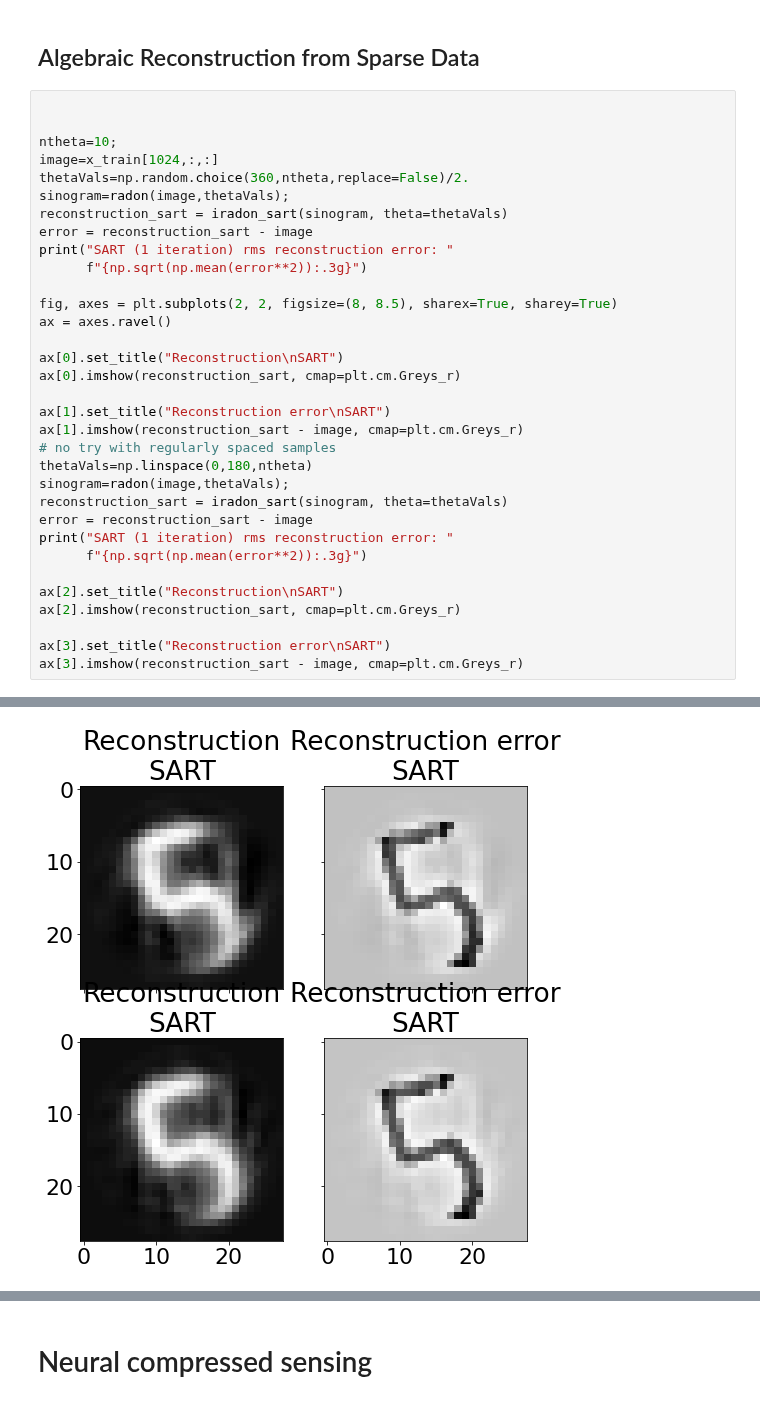
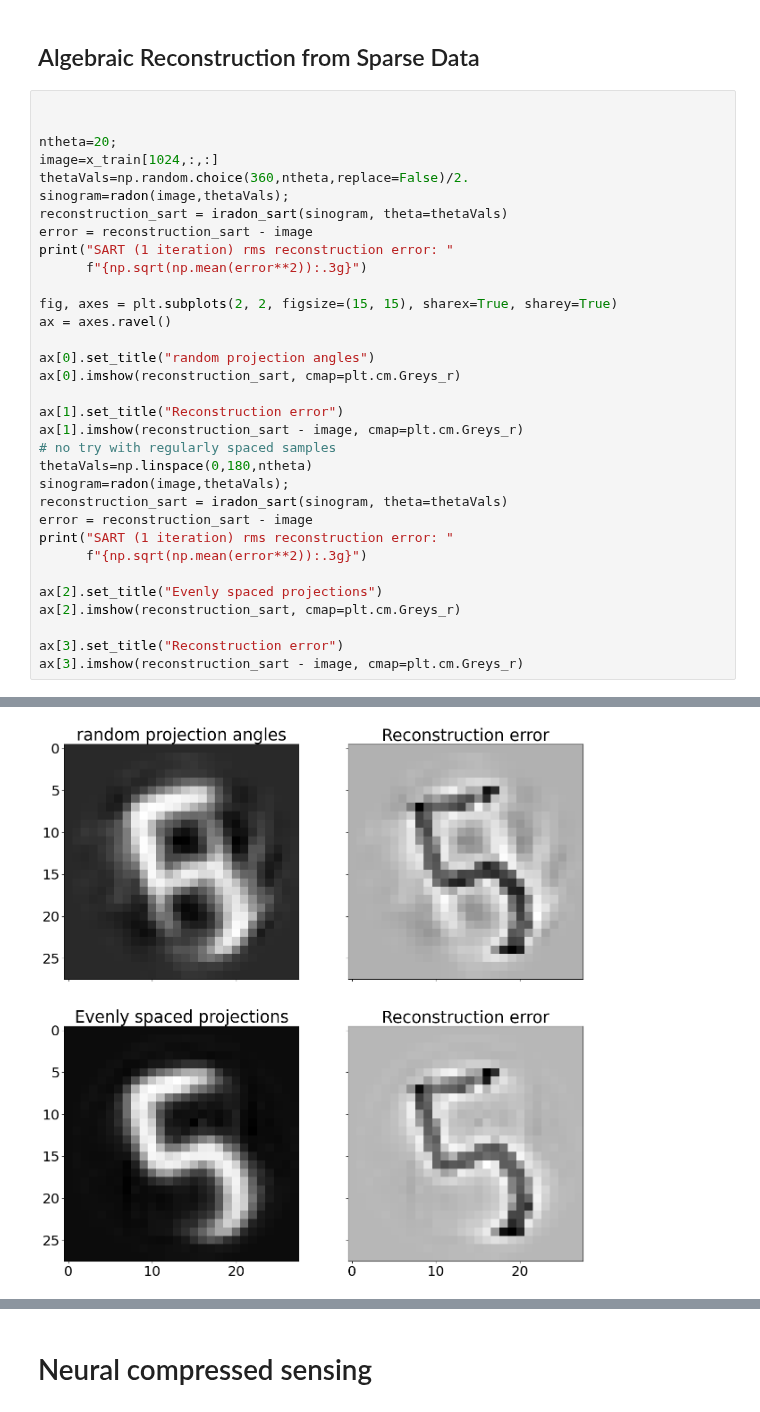
Before and after one commit to arizonaCameraLab/computationalImaging, a Jupyter notebook: Chapter4GeometricImaging/projectionTomography.ipynb, the cells around one changed output, grey strips where cells are left out. Drawn from its saved outputs; the diff is of its cells as text.

```diff
--- a/Chapter4GeometricImaging/projectionTomography.ipynb
+++ b/Chapter4GeometricImaging/projectionTomography.ipynb
@@ -328,7 +118,7 @@ def _get_fourier_filter(size, filter_name):
 # %%
 
 
-ntheta=10;
+ntheta=20;
 image=x_train[1024,:,:]
 thetaVals=np.random.choice(360,ntheta,replace=False)/2.
 sinogram=radon(image,thetaVals);
@@ -337,13 +127,13 @@ error = reconstruction_sart - image
 print("SART (1 iteration) rms reconstruction error: "
       f"{np.sqrt(np.mean(error**2)):.3g}")
 
-fig, axes = plt.subplots(2, 2, figsize=(8, 8.5), sharex=True, sharey=True)
+fig, axes = plt.subplots(2, 2, figsize=(15, 15), sharex=True, sharey=True)
 ax = axes.ravel()
 
-ax[0].set_title("Reconstruction\nSART")
+ax[0].set_title("random projection angles")
 ax[0].imshow(reconstruction_sart, cmap=plt.cm.Greys_r)
 
-ax[1].set_title("Reconstruction error\nSART")
+ax[1].set_title("Reconstruction error")
 ax[1].imshow(reconstruction_sart - image, cmap=plt.cm.Greys_r)
 # no try with regularly spaced samples
 thetaVals=np.linspace(0,180,ntheta)
@@ -353,9 +143,9 @@ error = reconstruction_sart - image
 print("SART (1 iteration) rms reconstruction error: "
       f"{np.sqrt(np.mean(error**2)):.3g}")
 
-ax[2].set_title("Reconstruction\nSART")
+ax[2].set_title("Evenly spaced projections")
 ax[2].imshow(reconstruction_sart, cmap=plt.cm.Greys_r)
 
-ax[3].set_title("Reconstruction error\nSART")
+ax[3].set_title("Reconstruction error")
 ax[3].imshow(reconstruction_sart - image, cmap=plt.cm.Greys_r)
 # %% [output]
@@ -364,2 +154,2 @@ SART (1 iteration) rms reconstruction error: 0.158
 <matplotlib.image.AxesImage at 0x...>
-[figure, old version]
+[figure, new version]
```
Also changed, not shown: parts of 19 cells of this notebook.
